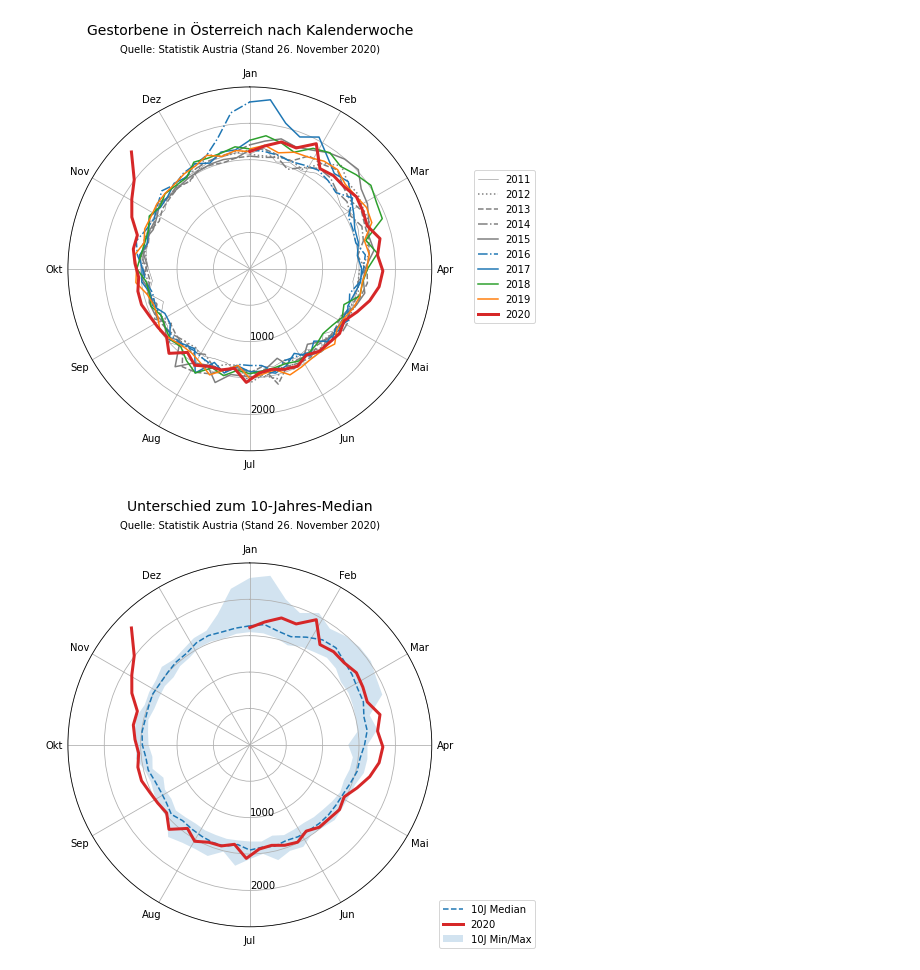
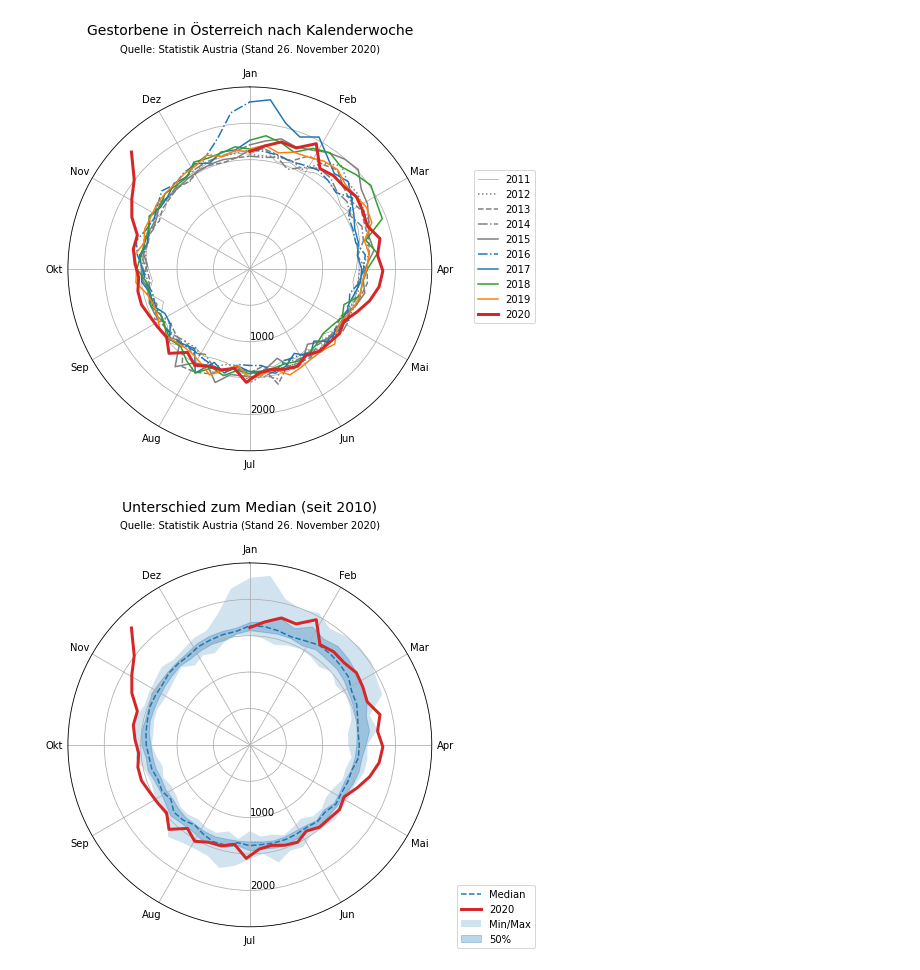
Before and after one commit to attoPascal/statistik-austria-sterblichkeit, a Jupyter notebook: sterblichkeit.ipynb, the cells around one changed output. Saved outputs shown, nothing was run; the diff lists cells and outputs as text; code cells hidden in the pictures.

```diff
--- a/sterblichkeit.ipynb
+++ b/sterblichkeit.ipynb
@@ -38,10 +38,9 @@ KALW-202045    2006
 KALW-202046    2286
 Name: F-ANZ-1, Length: 1089, dtype: int64
 # %%
-df = pd.DataFrame(columns=['year', 'week', 'deaths'])
+deaths_per_year = pd.DataFrame(columns=range(2000, 2020+1), index=pd.RangeIndex(1, 53+1, name='week'), dtype='Int64')
 
-for yearweek, dead in deaths_per_week.iteritems():
+for yearweek, deaths in deaths_per_week.iteritems():
     year = int(yearweek[5:9])
     week = int(yearweek[9:11])
-    dead = int(dead)
-    df = df.append({'year': year, 'week': week, 'deaths': dead}, ignore_index=True)
+    deaths_per_year.loc[week, year] = deaths
@@ -64,7 +46,0 @@ df
-# %%
-year = {}
-for y in range(2000, 2020+1):
-    df_year = df[df.year == y]
-    deaths = df_year.deaths
-    deaths.index = df_year.week
-    year[y] = deaths
@@ -150,36 +132,43 @@ plt.savefig('gestorbene.png', dpi=300, bbox_inches='tight', facecolor='white')
 # %% [output]
 [figure]
 # %%
-df_concat = pd.concat((year[2019], year[2018], year[2017], year[2016], year[2015]), axis=1)
-df_concat = pd.concat((df_concat, year[2014], year[2013], year[2012], year[2011], year[2010]), axis=1)
+years = deaths_per_year.iloc[:, :-1] # excluding 2020
 
-mean = df_concat.mean(axis=1)
+mean = years.mean(axis=1)
 mean[53] = mean[1]
 
-median = df_concat.median(axis=1)
+median = years.median(axis=1)
 median[53] = median[1]
 
-min = df_concat.min(axis=1)
+min = years.min(axis=1)
 min[53] = min[1]
 
-max = df_concat.max(axis=1)
+max = years.max(axis=1)
 max[53] = max[1]
+
+q25 = deaths_per_year.quantile(0.25, axis=1).astype(float)
+q25[53] = q25[1]
+
+q75 = deaths_per_year.quantile(0.75, axis=1).astype(float)
+q75[53] = q75[1]
 
 fig, ax = setup_polar_plot()
 
 # ax.plot(np.linspace(0, 2*np.pi, len(mean)), mean, label="5y mean")
 # ax.plot(np.linspace(0, 2*np.pi, len(data_for_year(2019))), data_for_year(2019), label="2019")
 
-ax.fill_between(np.linspace(0, 2*np.pi, len(min)), min, max, alpha=0.2, label="10J Min/Max")
-ax.plot(np.linspace(0, 2*np.pi, len(median)), median, label="10J Median", linestyle='dashed')
-ax.plot(np.linspace(0, (day_of_the_year/365)*2*np.pi, len(year[2020])), year[2020], label="2020", color='tab:red', linewidth=3)
+ax.fill_between(np.linspace(0, 2*np.pi, len(min)), min, max, alpha=0.2, label="Min/Max")
+ax.fill_between(np.linspace(0, 2*np.pi, len(q25)), q25, q75, alpha=0.3, label="50%", color='tab:blue')
+
+ax.plot(np.linspace(0, 2*np.pi, len(median)), median, label="Median", linestyle='dashed')
+plot_year(ax, 2020, color='tab:red', linewidth=3)
 
 ax.set_rmax(2500)
 fig.legend(loc='lower right')
 
-fig.suptitle(f"Unterschied zum 10-Jahres-Median", fontsize=14, y=1.04)
+fig.suptitle(f"Unterschied zum Median (seit 2010)", fontsize=14, y=1.04)
 ax.set_title("Quelle: Statistik Austria (Stand 26. November 2020)", fontsize=10, y=1.08)
 
 plt.savefig('median.png', dpi=300, bbox_inches='tight', facecolor='white')
 # %% [output]
-[figure, old version]
+[figure, new version]
```
Also changed, not shown: parts of 7 cells of this notebook, 4 other files.
